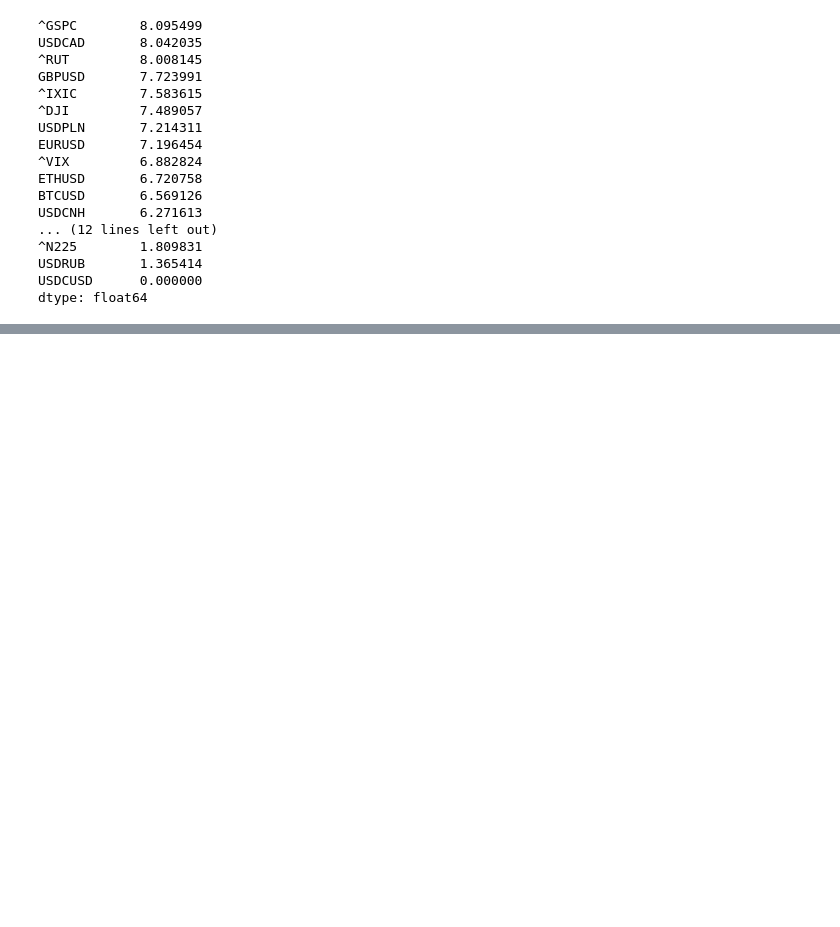
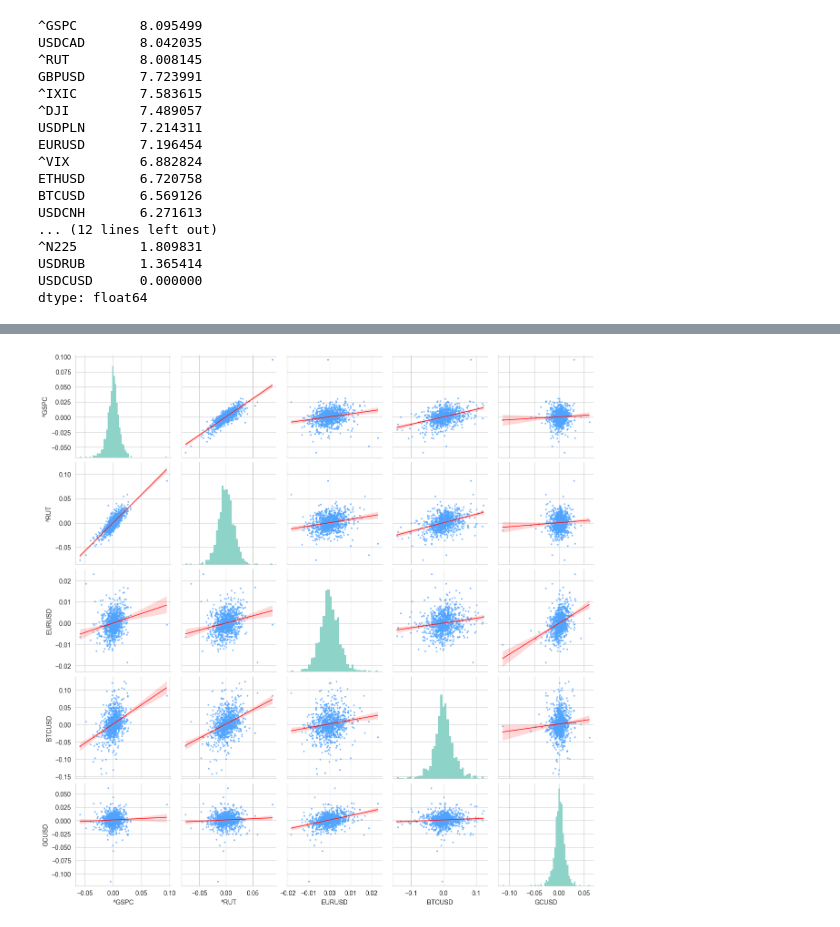
Before and after one commit to pawel-szulik/financial-market-analysis, a Jupyter notebook: notebooks/corrs_distr.ipynb, the cells around one changed output, grey strips where cells are left out. Saved outputs shown, nothing was run; the diff lists cells and outputs as text; code cells hidden in the pictures; blank space fills up the shorter version.

Commit message:
plotting and other

```diff
--- a/notebooks/corrs_distr.ipynb
+++ b/notebooks/corrs_distr.ipynb
@@ -7,7 +8,7 @@ import pandas as pd
 data_m = DataManager("../database_2026-03-04")
 data_m.load_everything()
 # %%
-returns = data_m.get_returns("close")
+returns = data_m.get_daily_returns("close")
 # %%
 pear_cor, pear_pvals = analytics.correlations(returns, "pearson")
 spear_cor, spear_pvals = analytics.correlations(returns, "spearman")
@@ -54,3 +55,6 @@ USDCNH       6.271613
 USDRUB       1.365414
 USDCUSD      0.000000
 dtype: float64
+# %%
+selected = ["^GSPC", "^RUT", "EURUSD", "BTCUSD", "GCUSD"]
+returns_sel = returns[selected]
@@ -56,0 +84,4 @@ dtype: float64
+# %%
+pl.price_change_distributions(returns_sel)
+# %% [output]
+[figure, added]
```
Also changed, not shown: parts of 3 cells of this notebook, 2 other files.
